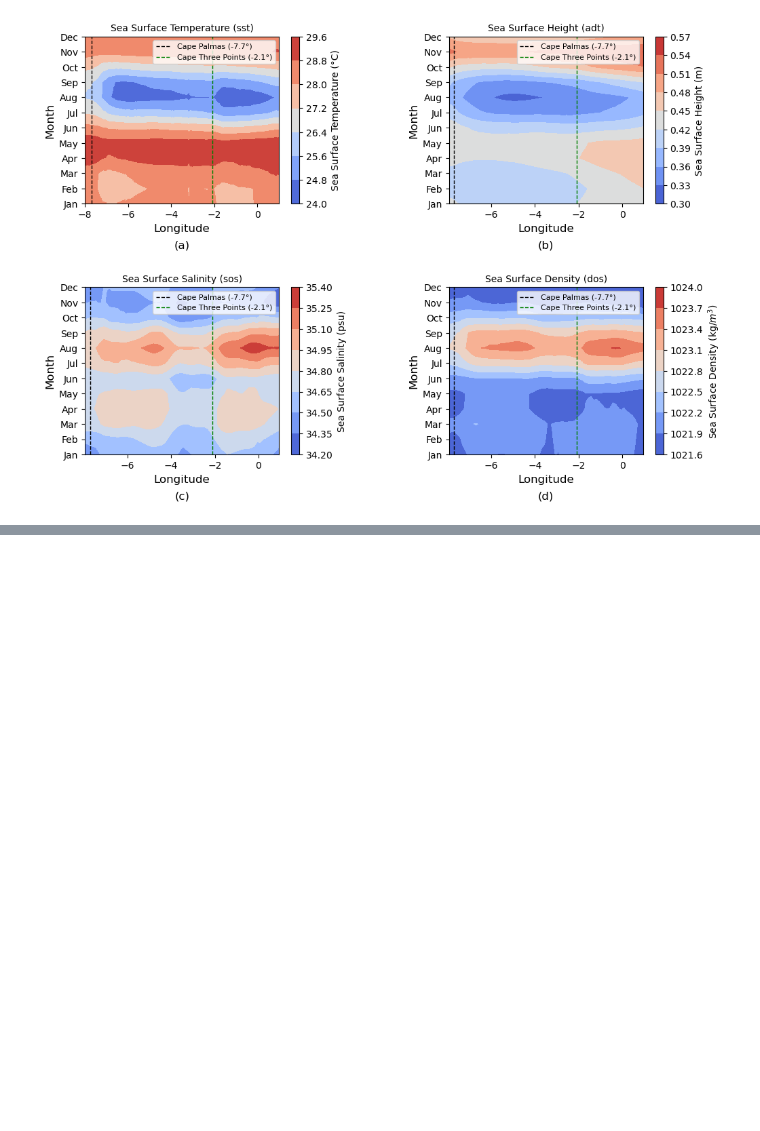
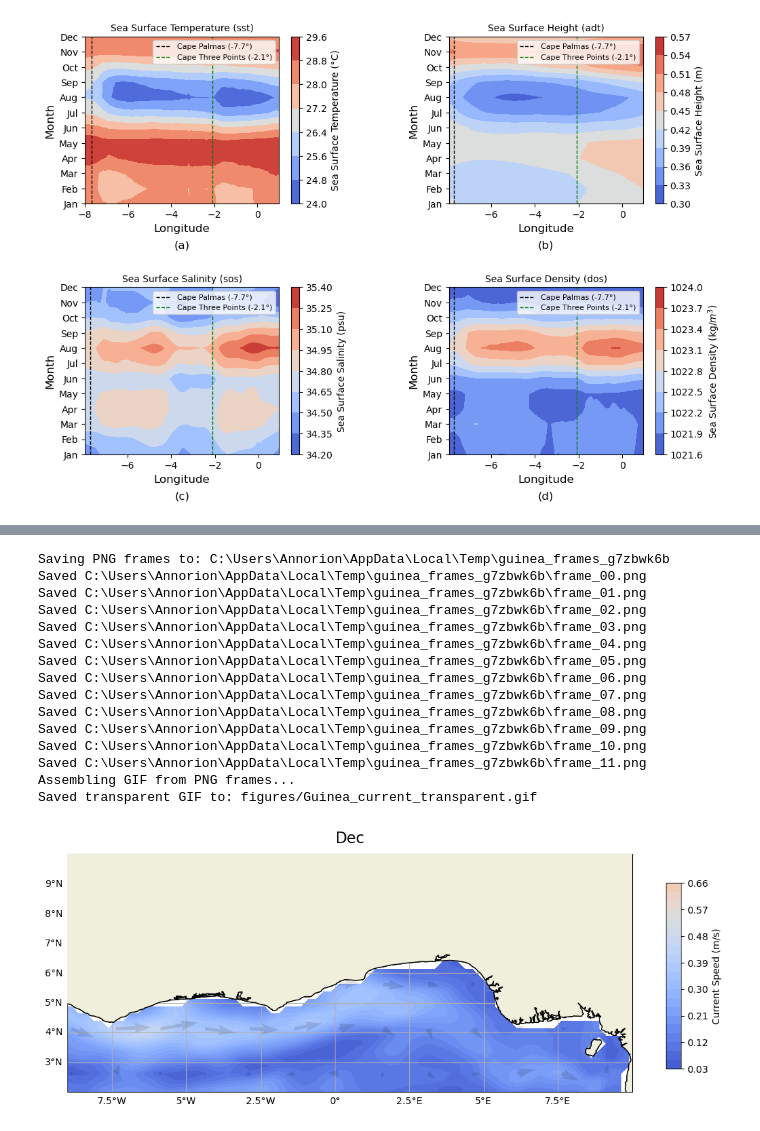
Before and after one commit to Annor-Gyimah/Coastal-Upwelling, a Jupyter notebook: notebooks/run_analysis.ipynb, the cells around one changed output, grey strips where cells are left out. Cells and saved outputs as stored; diff of their text form; code cells hidden in the pictures; blank space fills up the shorter version.

```diff
--- a/notebooks/run_analysis.ipynb
+++ b/notebooks/run_analysis.ipynb
@@ -626,0 +952,21 @@ homvoller_plot(f"{wind_data}")
+# %%
+# Example call:
+make_transparent_gif_from_monthly(f"{current_data}", out_gif="figures/Guinea_current_transparent.gif",
+                                  depth_level=15, skip=6, duration_per_frame=1.0)
+# %% [output]
+Saving PNG frames to: C:\Users\Annorion\AppData\Local\Temp\guinea_frames_g7zbwk6b
+Saved C:\Users\Annorion\AppData\Local\Temp\guinea_frames_g7zbwk6b\frame_00.png
+Saved C:\Users\Annorion\AppData\Local\Temp\guinea_frames_g7zbwk6b\frame_01.png
+Saved C:\Users\Annorion\AppData\Local\Temp\guinea_frames_g7zbwk6b\frame_02.png
+Saved C:\Users\Annorion\AppData\Local\Temp\guinea_frames_g7zbwk6b\frame_03.png
+Saved C:\Users\Annorion\AppData\Local\Temp\guinea_frames_g7zbwk6b\frame_04.png
+Saved C:\Users\Annorion\AppData\Local\Temp\guinea_frames_g7zbwk6b\frame_05.png
+Saved C:\Users\Annorion\AppData\Local\Temp\guinea_frames_g7zbwk6b\frame_06.png
+Saved C:\Users\Annorion\AppData\Local\Temp\guinea_frames_g7zbwk6b\frame_07.png
+Saved C:\Users\Annorion\AppData\Local\Temp\guinea_frames_g7zbwk6b\frame_08.png
+Saved C:\Users\Annorion\AppData\Local\Temp\guinea_frames_g7zbwk6b\frame_09.png
+Saved C:\Users\Annorion\AppData\Local\Temp\guinea_frames_g7zbwk6b\frame_10.png
+Saved C:\Users\Annorion\AppData\Local\Temp\guinea_frames_g7zbwk6b\frame_11.png
+Assembling GIF from PNG frames...
+Saved transparent GIF to: figures/Guinea_current_transparent.gif
+[figure, added]
```
Also changed, not shown: parts of 10 cells of this notebook, 10 other files.
